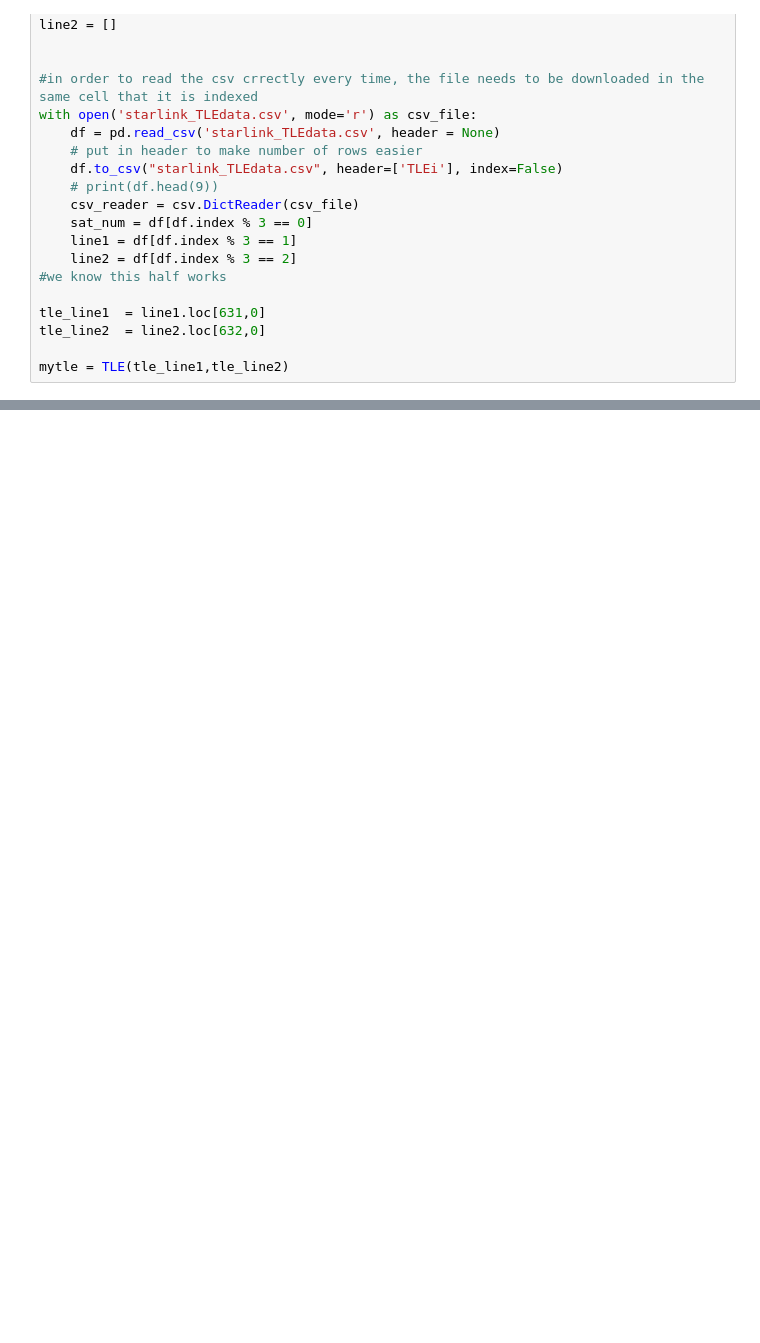
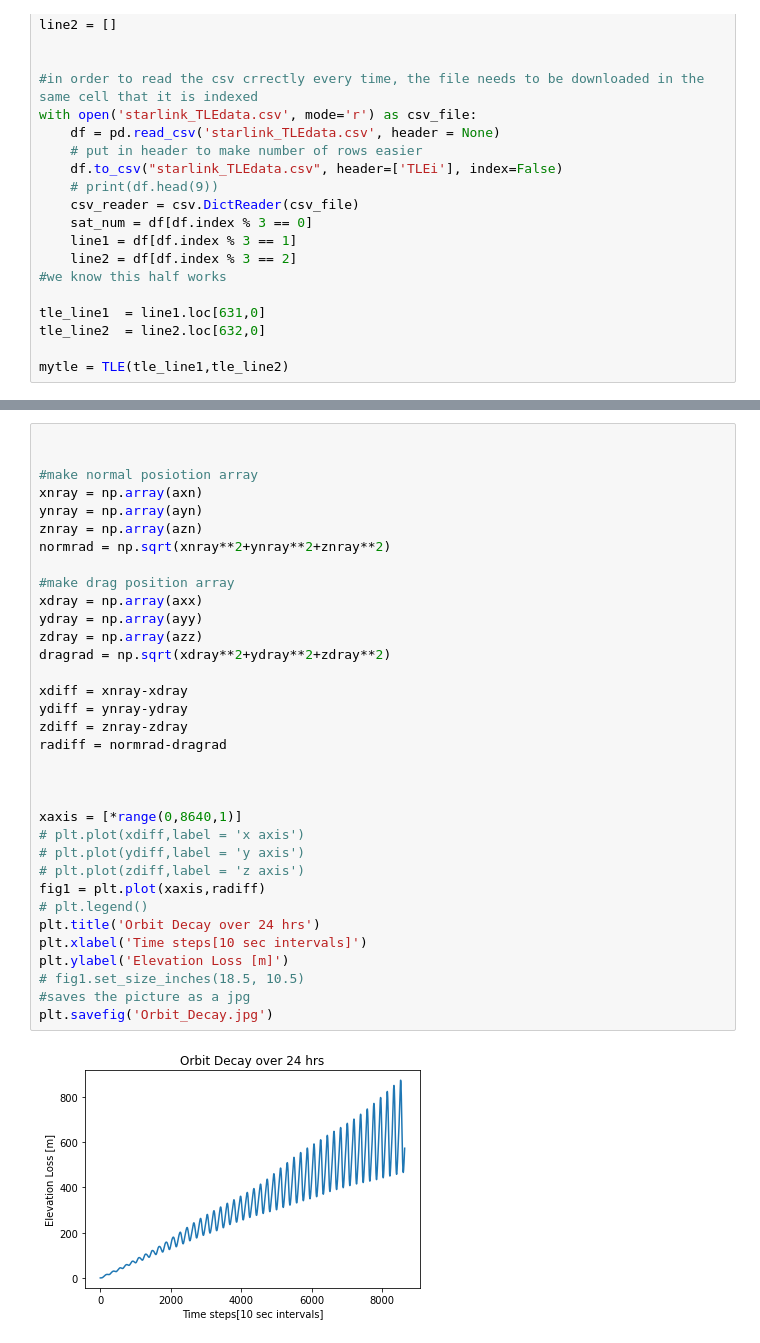
Before and after one commit to NickMoraga/NickMoraga, a Jupyter notebook: drag_calc.ipynb, the cells around one changed output, grey strips where cells are left out. Saved outputs shown, nothing was run; the diff lists cells and outputs as text; blank space fills up the shorter version.

```diff
--- a/drag_calc.ipynb
+++ b/drag_calc.ipynb
@@ -350,0 +692,36 @@ from force_functions import draggin
+# %%
+
+
+#make normal posiotion array
+xnray = np.array(axn)
+ynray = np.array(ayn)
+znray = np.array(azn)
+normrad = np.sqrt(xnray**2+ynray**2+znray**2)
+
+#make drag position array
+xdray = np.array(axx)
+ydray = np.array(ayy)
+zdray = np.array(azz)
+dragrad = np.sqrt(xdray**2+ydray**2+zdray**2)
+
+xdiff = xnray-xdray
+ydiff = ynray-ydray
+zdiff = znray-zdray
+radiff = normrad-dragrad
+
+
+
+xaxis = [*range(0,8640,1)]
+# plt.plot(xdiff,label = 'x axis')
+# plt.plot(ydiff,label = 'y axis')
+# plt.plot(zdiff,label = 'z axis')
+fig1 = plt.plot(xaxis,radiff)
+# plt.legend()
+plt.title('Orbit Decay over 24 hrs')
+plt.xlabel('Time steps[10 sec intervals]')
+plt.ylabel('Elevation Loss [m]')
+# fig1.set_size_inches(18.5, 10.5)
+#saves the picture as a jpg
+plt.savefig('Orbit_Decay.jpg')
+# %% [output]
+[figure, added]
```
Also changed, not shown: parts of 19 cells of this notebook.
